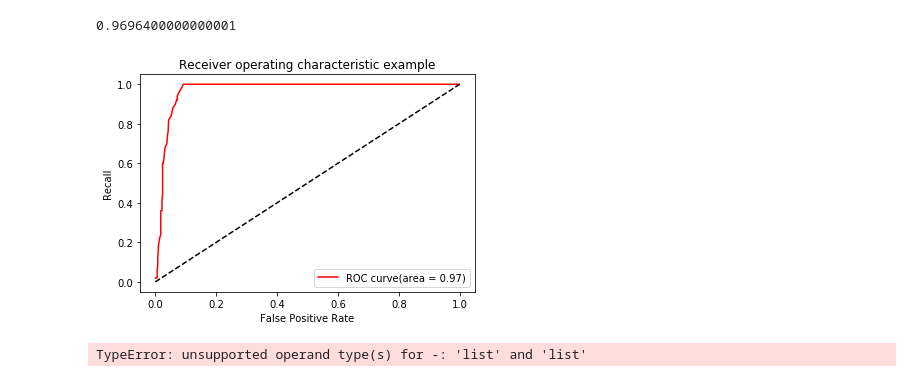
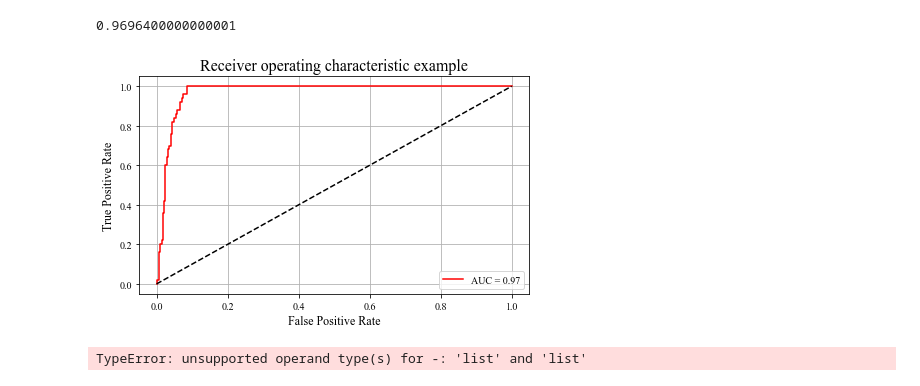
Before and after one commit to Gavince/Sklearn-Machine, a Jupyter notebook: SVM/样本不均衡的问题.ipynb, the cells around one changed output. Saved outputs shown, nothing was run; the diff lists cells and outputs as text; code cells hidden in the pictures.

```diff
--- a/SVM/样本不均衡的问题.ipynb
+++ b/SVM/样本不均衡的问题.ipynb
@@ -4,6 +4,12 @@ import matplotlib.pyplot as plt
 from sklearn.svm import SVC
 from sklearn.datasets import make_blobs
 from sklearn.metrics import confusion_matrix as CM, precision_score as P, recall_score as R
+from matplotlib import rcParams
+
+config = {
+    "font.family":'Times New Roman',  # 设置字体类型
+}
+rcParams.update(config)
 # %% [markdown]
 ## 样本不均衡
 # %%
@@ -282,19 +290,21 @@ area
 # %% [output]
 0.9696400000000001
 # %%
-plt.figure()
+plt.figure(figsize=(7, 4))
 plt.plot(FPR, recall, color="red",
-         label = "ROC curve(area = %0.2f)" % area)
+         label = "AUC = %0.2f" % area)
 plt.plot([0, 1], [0, 1], c="black", linestyle = "--")
 plt.xlim([-0.05, 1.05])
 plt.ylim([-0.05, 1.05])
-plt.xlabel('False Positive Rate')
-plt.ylabel('Recall')
-plt.title('Receiver operating characteristic example')
+plt.xlabel('False Positive Rate', fontsize=12)
+plt.ylabel('True Positive Rate', fontsize=12)
+plt.title('Receiver operating characteristic example', fontsize=16)
 plt.legend(loc="lower right")
+plt.grid()
+plt.savefig("./imgs/roc.png")
 plt.show()
 # %% [output]
-[figure, old version]
+[figure, new version]
 # %%
 # 找寻最佳阀值的点
 maxindex = (recall - FPR).tolist().index(max(recall -FPR))
```
Also changed, not shown: parts of 5 cells of this notebook, 17 other files.
